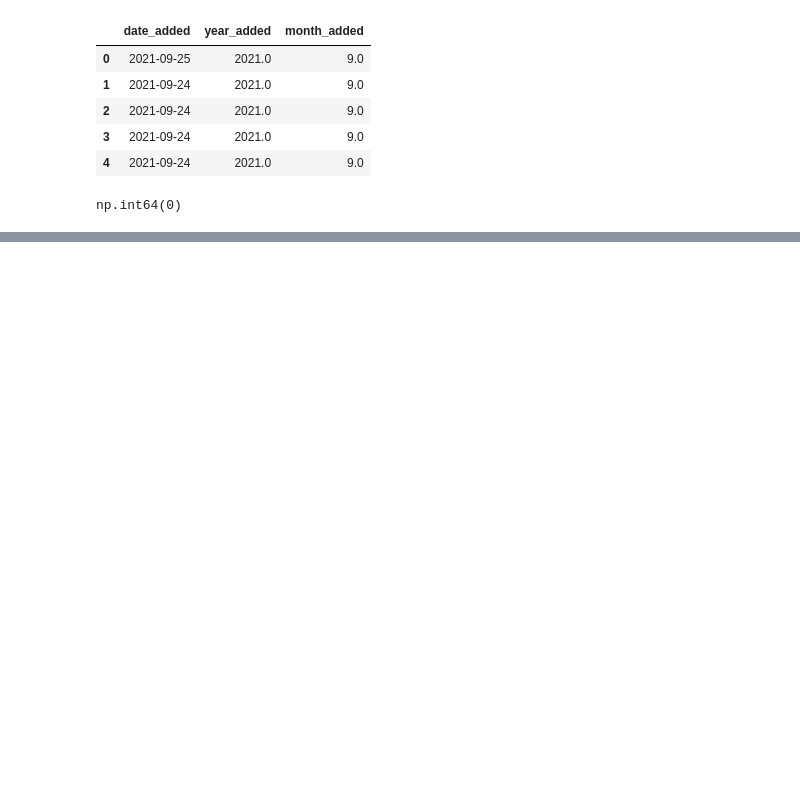
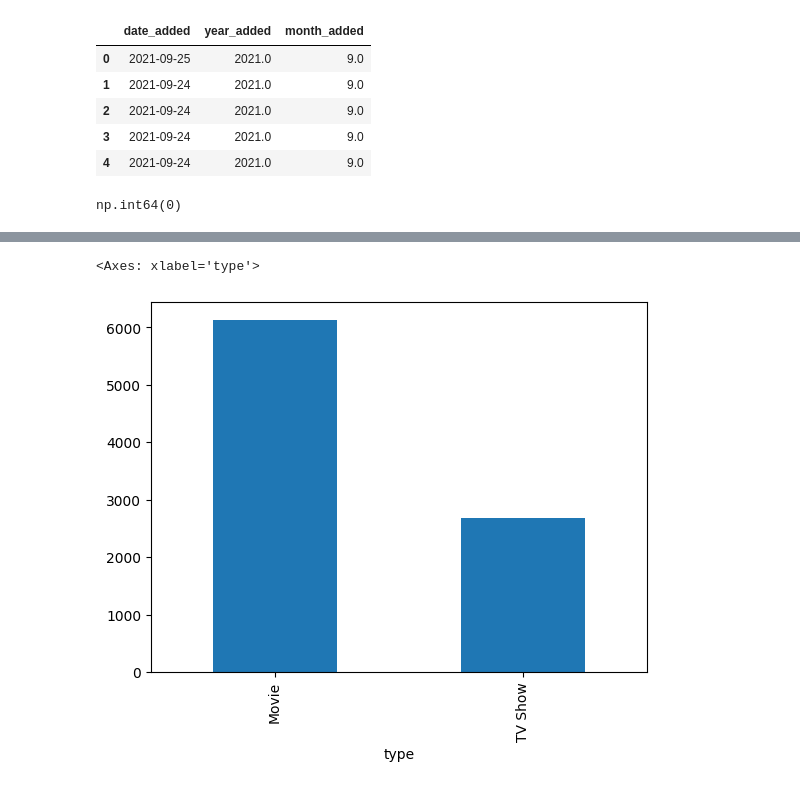
Before and after one commit to ZainabManzoorr/Netflix-movies-TV-shows, a Jupyter notebook: load_data.ipynb, the cells around one changed output, grey strips where cells are left out. Cells and saved outputs as stored; diff of their text form; code cells hidden in the pictures; blank space fills up the shorter version.

Commit message:
Added bar plot

```diff
--- a/load_data.ipynb
+++ b/load_data.ipynb
@@ -169,0 +190,19 @@ print(df['date_added'].unique())
+# %%
+df['country'] = df['country'].replace({
+    'Usa': 'United States',
+    'Uk': 'United Kingdom',
+    'South Korea': 'Republic Of Korea'
+})
+# %%
+df['rating'] = df['rating'].replace({
+    'UR': 'Unrated',
+    'NR': 'Unrated',
+    'TV-MA': 'TV-Mature',
+    'TV-14': 'TV-Teen'
+})
+# %%
+import matplotlib.pyplot as plt
+df['type'].value_counts().plot(kind='bar')
+# %% [output]
+<Axes: xlabel='type'>
+[figure, added]
```
Also changed, not shown: parts of 5 cells of this notebook.
